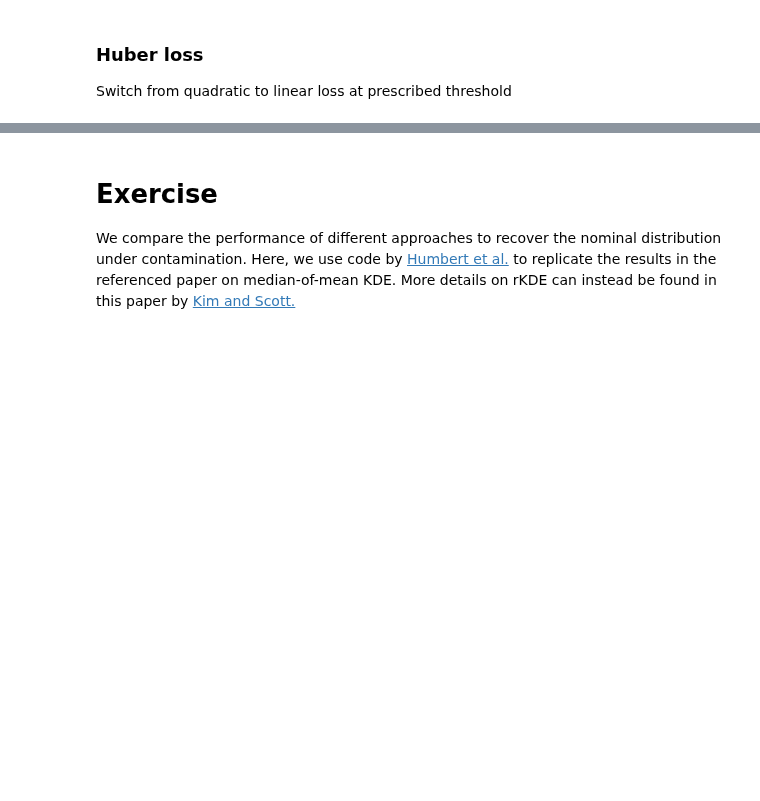
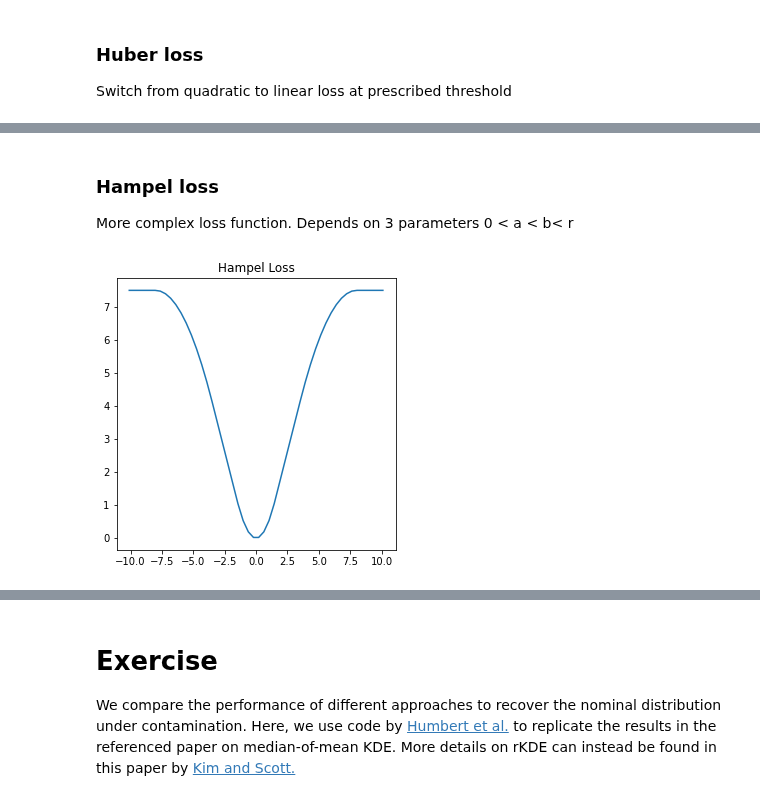
Before and after one commit to aai-institute/tfl-training-practical-anomaly-detection, a Jupyter notebook: notebooks/anomaly_detection_approaches.ipynb, the cells around one changed output, grey strips where cells are left out. Cells and saved outputs as stored; diff of their text form; code cells hidden in the pictures; blank space fills up the shorter version.

```diff
--- a/notebooks/anomaly_detection_approaches.ipynb
+++ b/notebooks/anomaly_detection_approaches.ipynb
@@ -484,3 +488,29 @@ plt.show()
+# %% [markdown]
+### Hampel loss
+More complex loss function. Depends on 3 parameters 0 < a < b< r
+# %%
+import numpy as np
+
+def single_point_hampel(error, a, b, r):
+    if abs(error) <= a:
+        return error**2/2
+    elif a < abs(error) <= b:
+        return (1/2 *a**2 + a* (abs(error)-a))
+    elif  b < abs(error) <= r:
+        return a * (2*b-a+(abs(error)-b) * (1+ (r-abs(error))/(r-b)))/2
+    else:
+        return a*(b-a+r)/2
+
+hampel = np.vectorize(single_point_hampel)
+
+x = np.linspace(-10.1, 10.1)
+y = hampel(x, a=1.5, b=3.5, r=8)
+
+plt.plot(x, y)
+plt.gca().set_title("Hampel Loss")
+plt.show()
+# %% [output]
+[figure, added]
 # %% [markdown]
 ## KDE is a Mean
 
```
Also changed, not shown: parts of 18 cells of this notebook, 2 other files.
